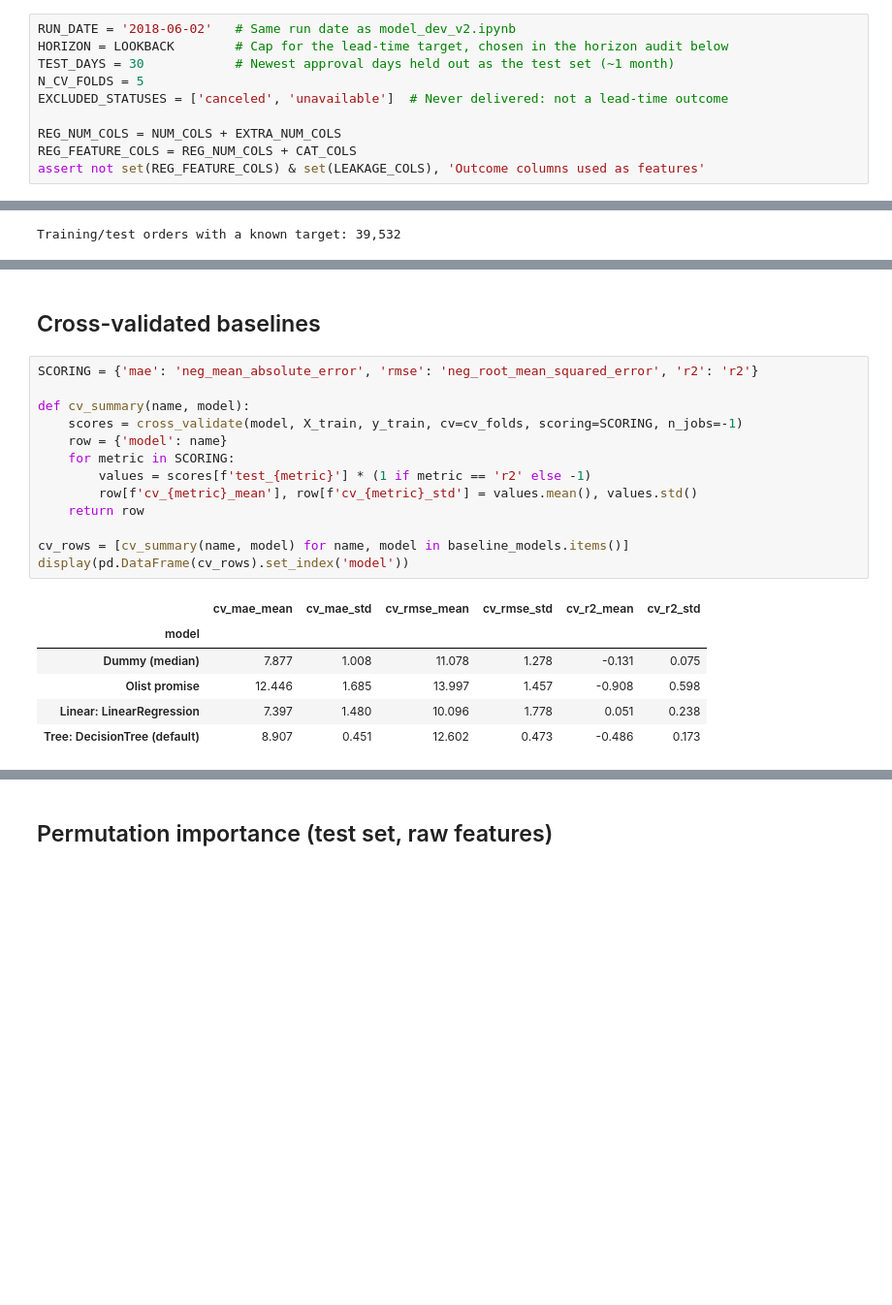
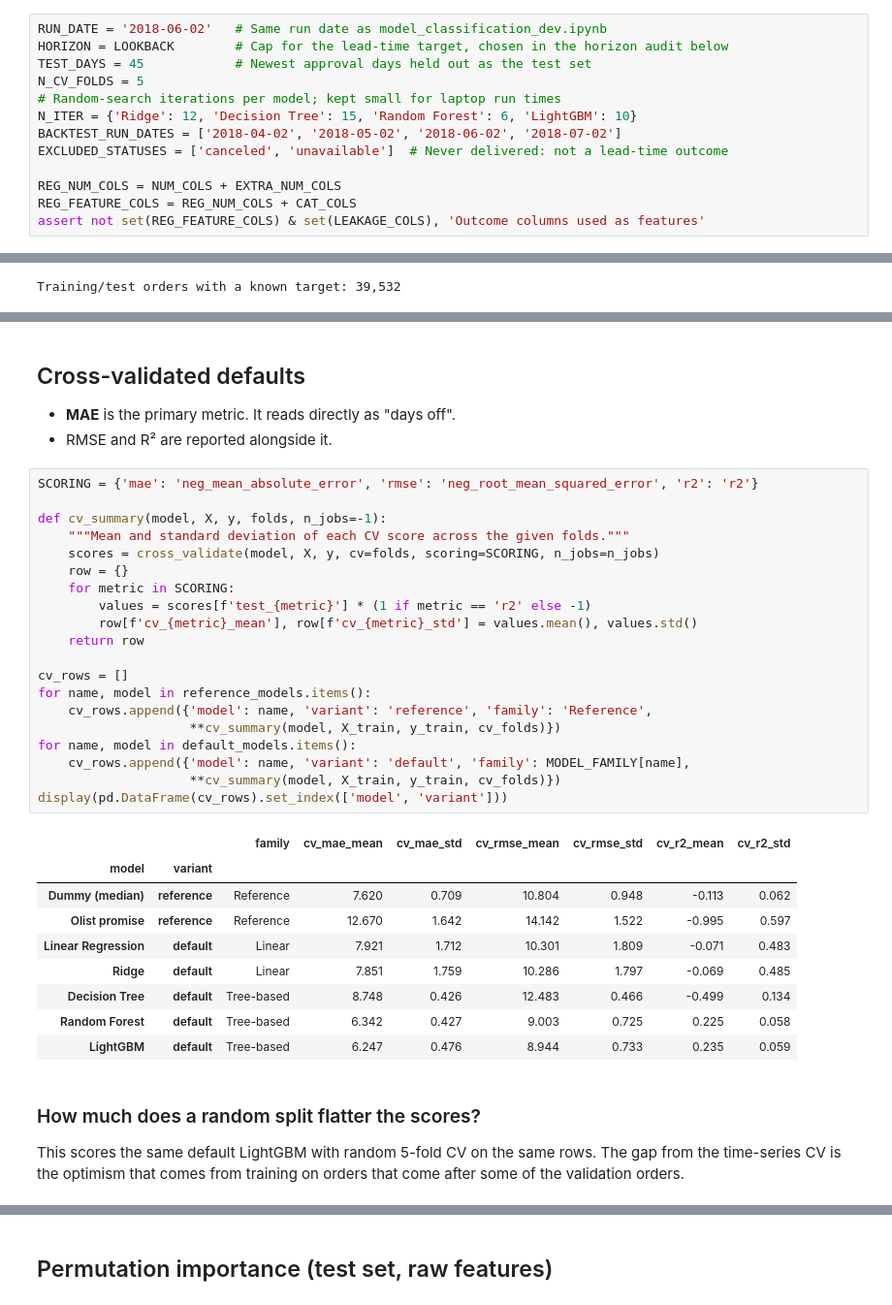
Before and after one commit to mushroomyyy/Team8_IT5006_Ecommerce_Analytics_AY2627Sem1, a Jupyter notebook: phase2/model_regression_dev.ipynb, the cells around one changed output, grey strips where cells are left out. Shown at 97% size. Cells and saved outputs as stored; diff of their text form; blank space fills up the shorter version.

```diff
--- a/phase2/model_regression_dev.ipynb
+++ b/phase2/model_regression_dev.ipynb
@@ -64,10 +70,13 @@ np.random.seed(RANDOM_STATE)
 # %% [markdown]
 # Constants
 # %%
-RUN_DATE = '2018-06-02'   # Same run date as model_dev_v2.ipynb
+RUN_DATE = '2018-06-02'   # Same run date as model_classification_dev.ipynb
 HORIZON = LOOKBACK        # Cap for the lead-time target, chosen in the horizon audit below
-TEST_DAYS = 30            # Newest approval days held out as the test set (~1 month)
+TEST_DAYS = 45            # Newest approval days held out as the test set
 N_CV_FOLDS = 5
+# Random-search iterations per model; kept small for laptop run times
+N_ITER = {'Ridge': 12, 'Decision Tree': 15, 'Random Forest': 6, 'LightGBM': 10}
+BACKTEST_RUN_DATES = ['2018-04-02', '2018-05-02', '2018-06-02', '2018-07-02']
 EXCLUDED_STATUSES = ['canceled', 'unavailable']  # Never delivered: not a lead-time outcome
 
 REG_NUM_COLS = NUM_COLS + EXTRA_NUM_COLS
@@ -258,22 +319,37 @@ baseline_models = {
 # %% [markdown]
-## Cross-validated baselines
+## Cross-validated defaults
+- **MAE** is the primary metric. It reads directly as "days off".
+- RMSE and R² are reported alongside it.
 # %%
 SCORING = {'mae': 'neg_mean_absolute_error', 'rmse': 'neg_root_mean_squared_error', 'r2': 'r2'}
 
-def cv_summary(name, model):
-    scores = cross_validate(model, X_train, y_train, cv=cv_folds, scoring=SCORING, n_jobs=-1)
-    row = {'model': name}
+def cv_summary(model, X, y, folds, n_jobs=-1):
+    """Mean and standard deviation of each CV score across the given folds."""
+    scores = cross_validate(model, X, y, cv=folds, scoring=SCORING, n_jobs=n_jobs)
+    row = {}
     for metric in SCORING:
         values = scores[f'test_{metric}'] * (1 if metric == 'r2' else -1)
         row[f'cv_{metric}_mean'], row[f'cv_{metric}_std'] = values.mean(), values.std()
     return row
 
-cv_rows = [cv_summary(name, model) for name, model in baseline_models.items()]
-display(pd.DataFrame(cv_rows).set_index('model'))
+cv_rows = []
+for name, model in reference_models.items():
+    cv_rows.append({'model': name, 'variant': 'reference', 'family': 'Reference',
+                    **cv_summary(model, X_train, y_train, cv_folds)})
+for name, model in default_models.items():
+    cv_rows.append({'model': name, 'variant': 'default', 'family': MODEL_FAMILY[name],
+                    **cv_summary(model, X_train, y_train, cv_folds)})
+display(pd.DataFrame(cv_rows).set_index(['model', 'variant']))
 # %% [output]
-|  | cv_mae_mean | cv_mae_std | cv_rmse_mean | cv_rmse_std | cv_r2_mean | cv_r2_std |
-| model |  |  |  |  |  |  |
-| Dummy (median) | 7.877 | 1.008 | 11.078 | 1.278 | -0.131 | 0.075 |
-| Olist promise | 12.446 | 1.685 | 13.997 | 1.457 | -0.908 | 0.598 |
-| Linear: LinearRegression | 7.397 | 1.480 | 10.096 | 1.778 | 0.051 | 0.238 |
-| Tree: DecisionTree (default) | 8.907 | 0.451 | 12.602 | 0.473 | -0.486 | 0.173 |
+|  |  | family | cv_mae_mean | cv_mae_std | cv_rmse_mean | cv_rmse_std | cv_r2_mean | cv_r2_std |
+| model | variant |  |  |  |  |  |  |  |
+| Dummy (median) | reference | Reference | 7.620 | 0.709 | 10.804 | 0.948 | -0.113 | 0.062 |
+| Olist promise | reference | Reference | 12.670 | 1.642 | 14.142 | 1.522 | -0.995 | 0.597 |
+| Linear Regression | default | Linear | 7.921 | 1.712 | 10.301 | 1.809 | -0.071 | 0.483 |
+| Ridge | default | Linear | 7.851 | 1.759 | 10.286 | 1.797 | -0.069 | 0.485 |
+| Decision Tree | default | Tree-based | 8.748 | 0.426 | 12.483 | 0.466 | -0.499 | 0.134 |
+| Random Forest | default | Tree-based | 6.342 | 0.427 | 9.003 | 0.725 | 0.225 | 0.058 |
+| LightGBM | default | Tree-based | 6.247 | 0.476 | 8.944 | 0.733 | 0.235 | 0.059 |
+# %% [markdown]
+### How much does a random split flatter the scores?
+This scores the same default LightGBM with random 5-fold CV on the same rows. The gap from the time-series CV is the optimism that comes from training on orders that come after some of the validation orders.
```
Also changed, not shown: parts of 29 cells of this notebook, 2 other files.
